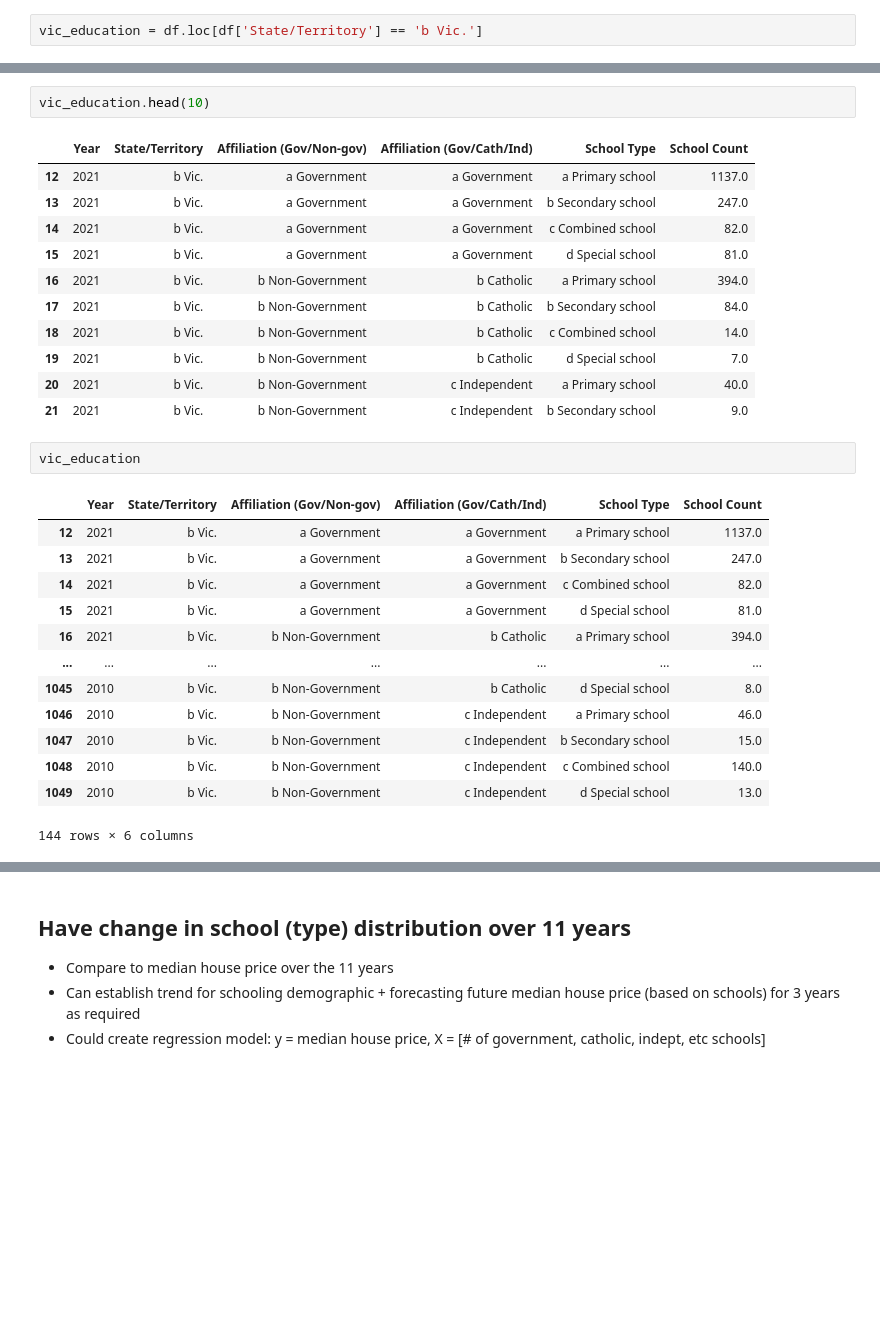
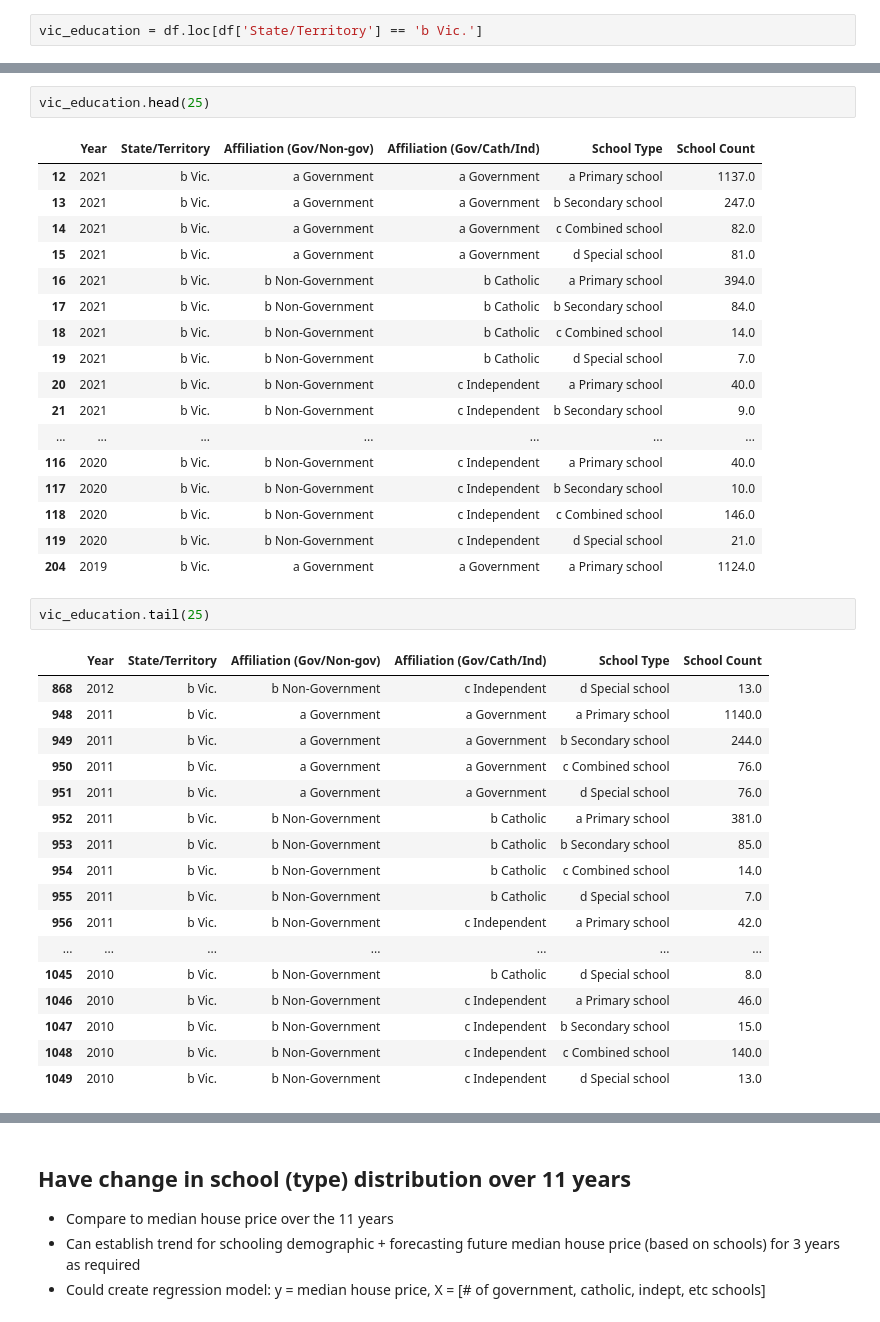
Before and after one commit to MAST30034-Applied-Data-Science/generic-real-estate-consulting-project-group-59, a Jupyter notebook: scripts/ABS_data.ipynb, the cells around one changed output, grey strips where cells are left out. Drawn from its saved outputs; the diff is of its cells as text; blank space fills up the shorter version.

```diff
--- a/scripts/ABS_data.ipynb
+++ b/scripts/ABS_data.ipynb
@@ -180,30 +209,40 @@ vic_education = df.loc[df['State/Territory'] == 'b Vic.']
 # %%
-vic_education.head(10)
+vic_education.head(25)
 # %% [output]
 |  | Year | State/Territory | Affiliation (Gov/Non-gov) | Affiliation (Gov/Cath/Ind) | School Type | School Count |
 | 12 | 2021 | b Vic. | a Government | a Government | a Primary school | 1137.0 |
 | 13 | 2021 | b Vic. | a Government | a Government | b Secondary school | 247.0 |
 | 14 | 2021 | b Vic. | a Government | a Government | c Combined school | 82.0 |
 | 15 | 2021 | b Vic. | a Government | a Government | d Special school | 81.0 |
 | 16 | 2021 | b Vic. | b Non-Government | b Catholic | a Primary school | 394.0 |
 | 17 | 2021 | b Vic. | b Non-Government | b Catholic | b Secondary school | 84.0 |
 | 18 | 2021 | b Vic. | b Non-Government | b Catholic | c Combined school | 14.0 |
 | 19 | 2021 | b Vic. | b Non-Government | b Catholic | d Special school | 7.0 |
 | 20 | 2021 | b Vic. | b Non-Government | c Independent | a Primary school | 40.0 |
 | 21 | 2021 | b Vic. | b Non-Government | c Independent | b Secondary school | 9.0 |
+| ... | ... | ... | ... | ... | ... | ... |
+| 116 | 2020 | b Vic. | b Non-Government | c Independent | a Primary school | 40.0 |
+| 117 | 2020 | b Vic. | b Non-Government | c Independent | b Secondary school | 10.0 |
+| 118 | 2020 | b Vic. | b Non-Government | c Independent | c Combined school | 146.0 |
+| 119 | 2020 | b Vic. | b Non-Government | c Independent | d Special school | 21.0 |
+| 204 | 2019 | b Vic. | a Government | a Government | a Primary school | 1124.0 |
-# %%
-vic_education
-# %% [output]
-|  | Year | State/Territory | Affiliation (Gov/Non-gov) | Affiliation (Gov/Cath/Ind) | School Type | School Count |
-| 12 | 2021 | b Vic. | a Government | a Government | a Primary school | 1137.0 |
-| 13 | 2021 | b Vic. | a Government | a Government | b Secondary school | 247.0 |
-| 14 | 2021 | b Vic. | a Government | a Government | c Combined school | 82.0 |
-| 15 | 2021 | b Vic. | a Government | a Government | d Special school | 81.0 |
-| 16 | 2021 | b Vic. | b Non-Government | b Catholic | a Primary school | 394.0 |
-| ... | ... | ... | ... | ... | ... | ... |
-| 1045 | 2010 | b Vic. | b Non-Government | b Catholic | d Special school | 8.0 |
-| 1046 | 2010 | b Vic. | b Non-Government | c Independent | a Primary school | 46.0 |
-| 1047 | 2010 | b Vic. | b Non-Government | c Independent | b Secondary school | 15.0 |
-| 1048 | 2010 | b Vic. | b Non-Government | c Independent | c Combined school | 140.0 |
-| 1049 | 2010 | b Vic. | b Non-Government | c Independent | d Special school | 13.0 |
-144 rows × 6 columns
+# %%
+vic_education.tail(25)
+# %% [output]
+|  | Year | State/Territory | Affiliation (Gov/Non-gov) | Affiliation (Gov/Cath/Ind) | School Type | School Count |
+| 868 | 2012 | b Vic. | b Non-Government | c Independent | d Special school | 13.0 |
+| 948 | 2011 | b Vic. | a Government | a Government | a Primary school | 1140.0 |
+| 949 | 2011 | b Vic. | a Government | a Government | b Secondary school | 244.0 |
+| 950 | 2011 | b Vic. | a Government | a Government | c Combined school | 76.0 |
+| 951 | 2011 | b Vic. | a Government | a Government | d Special school | 76.0 |
+| 952 | 2011 | b Vic. | b Non-Government | b Catholic | a Primary school | 381.0 |
+| 953 | 2011 | b Vic. | b Non-Government | b Catholic | b Secondary school | 85.0 |
+| 954 | 2011 | b Vic. | b Non-Government | b Catholic | c Combined school | 14.0 |
+| 955 | 2011 | b Vic. | b Non-Government | b Catholic | d Special school | 7.0 |
+| 956 | 2011 | b Vic. | b Non-Government | c Independent | a Primary school | 42.0 |
+| ... | ... | ... | ... | ... | ... | ... |
+| 1045 | 2010 | b Vic. | b Non-Government | b Catholic | d Special school | 8.0 |
+| 1046 | 2010 | b Vic. | b Non-Government | c Independent | a Primary school | 46.0 |
+| 1047 | 2010 | b Vic. | b Non-Government | c Independent | b Secondary school | 15.0 |
+| 1048 | 2010 | b Vic. | b Non-Government | c Independent | c Combined school | 140.0 |
+| 1049 | 2010 | b Vic. | b Non-Government | c Independent | d Special school | 13.0 |
```
Also changed, not shown: parts of 31 cells of this notebook, 1 other file.
